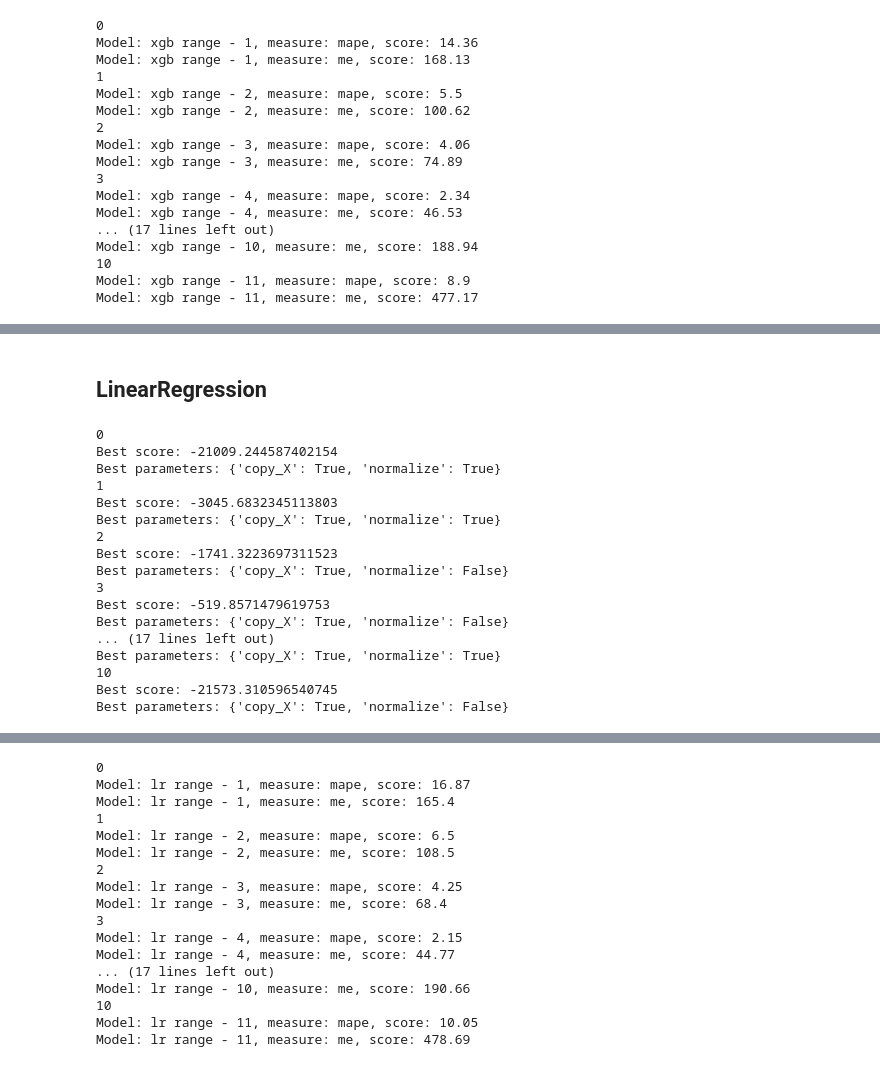
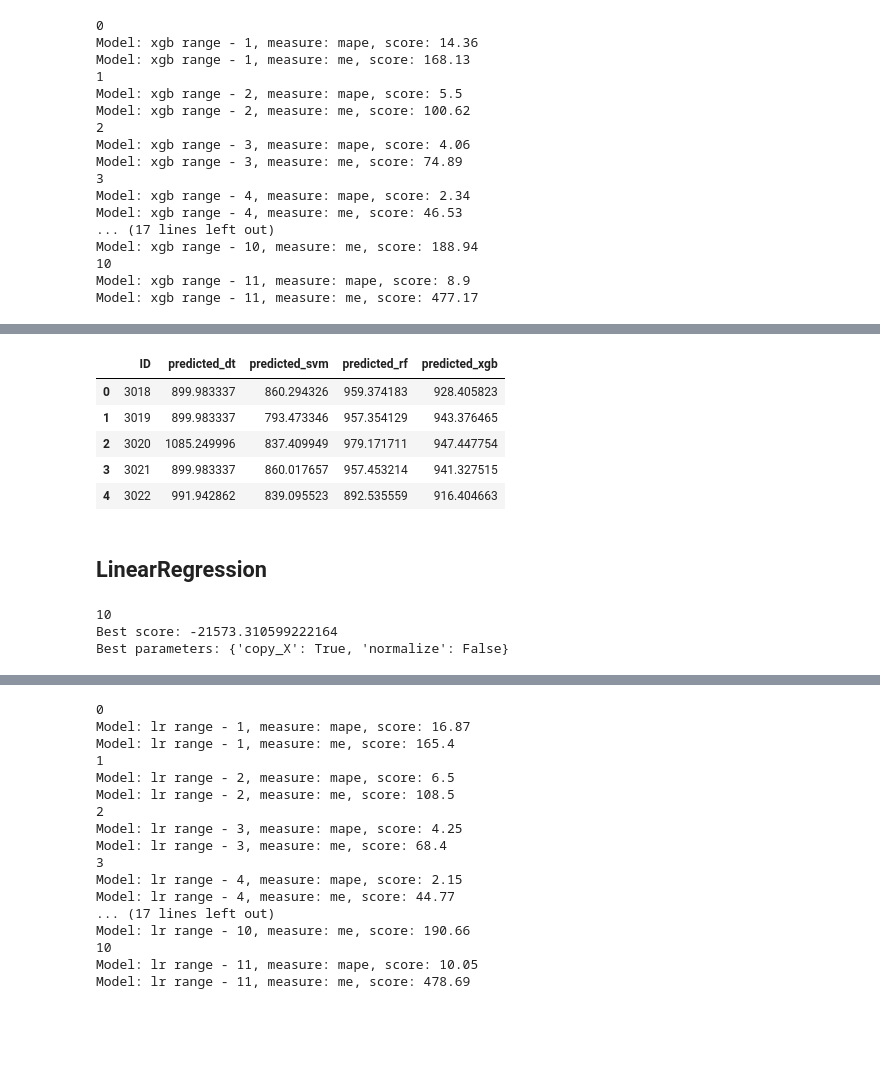
Before and after one commit to data-discovery-lab/cotton-prediction, a Jupyter notebook: baseline.ipynb, the cells around one changed output, grey strips where cells are left out. Drawn from its saved outputs; the diff is of its cells as text; code cells hidden in the pictures; blank space fills up the shorter version.

```diff
--- a/baseline.ipynb
+++ b/baseline.ipynb
@@ -496,0 +547,3 @@ Model: rf range - 11, measure: me, score: 460.7
+# %%
+res_final_after_rf = res_final_after_svm.join(rf_pred_df)
+res_final_after_rf.head()
@@ -501,9 +561,9 @@ from xgboost import XGBRegressor
 warnings.filterwarnings('ignore')
 
 xgb_tune_run = True
-xgb_parameters = []
+xgb_parameters = [0,0,0,0,0,0,0,0,0,0]
 
-for i in range(11):
+for i in range(10, 11):
     print(i)
     defaut = {'subsample': 0.8, 'colsample_bytree': 1.0, 'max_depth': 2, 'gamma': 0.3, 'min_child_weight': 4}
     xgb_parameters.append(defaut)
@@ -553,14 +599,14 @@ Best parameters: {'colsample_bytree': 0.6, 'gamma': 0.3, 'max_depth': 4, 'min_ch
 # %%
 warnings.filterwarnings('ignore')
 score_measure_list = ['neg_mean_absolute_error', 'neg_mean_squared_error']
-xgb_model = []
+xgb_model = [0,0,0,0,0,0,0,0,0,0]
 
-for i in range(11):
+for i in range(10, 11):
     tmp_model = XGBRegressor(**xgb_parameters[i])
     tmp_model.fit(X_train[i], y_train[i])
     xgb_model.append(tmp_model)
 
-for i in range(11):
+for i in range(10, 11):
     print(i)
     for score_measure in score_measure_list:
         res = compute_score(xgb_model[i], X[i], y[i], scoring = score_measure)
@@ -615,3 +648,7 @@ Model: xgb range - 10, measure: me, score: 188.94
 10
 Model: xgb range - 11, measure: mape, score: 8.9
 Model: xgb range - 11, measure: me, score: 477.17
+# %%
+y_pred_final = xgb_model[10].predict(full[X_cols])
+xgb_pred_df = pd.DataFrame({'predicted_xgb':y_pred_final})
+xgb_pred_df.head()
@@ -618,3 +662,13 @@ Model: xgb range - 11, measure: me, score: 477.17
+# %%
+res_final_after_xgb = res_final_after_rf.join(xgb_pred_df)
+res_final_after_xgb.head()
+# %% [output]
+|  | ID | predicted_dt | predicted_svm | predicted_rf | predicted_xgb |
+| 0 | 3018 | 899.983337 | 860.294326 | 959.374183 | 928.405823 |
+| 1 | 3019 | 899.983337 | 793.473346 | 957.354129 | 943.376465 |
+| 2 | 3020 | 1085.249996 | 837.409949 | 979.171711 | 947.447754 |
+| 3 | 3021 | 899.983337 | 860.017657 | 957.453214 | 941.327515 |
+| 4 | 3022 | 991.942862 | 839.095523 | 892.535559 | 916.404663 |
 # %% [markdown]
 ## LinearRegression
 # %%
@@ -622,9 +676,9 @@ from sklearn.linear_model import LinearRegression
 warnings.filterwarnings('ignore')
 
 lr_tune_run = True
-lr_parameters = []
+lr_parameters = [0,0,0,0,0,0,0,0,0,0]
 
-for i in range(11):
+for i in range(10, 11):
     print(i)
     lr_parameters.append({})
     if lr_tune_run:
@@ -648,23 +702,9 @@ for i in range(11):
         print('Best score: {}'.format(grid_search.best_score_))
         print('Best parameters: {}'.format(grid_search.best_params_))
 # %% [output]
-0
-Best score: -21009.244587402154
-Best parameters: {'copy_X': True, 'normalize': True}
-1
-Best score: -3045.6832345113803
-Best parameters: {'copy_X': True, 'normalize': True}
-2
-Best score: -1741.3223697311523
+10
+Best score: -21573.310599222164
 Best parameters: {'copy_X': True, 'normalize': False}
-3
-Best score: -519.8571479619753
-Best parameters: {'copy_X': True, 'normalize': False}
-... (17 lines left out)
-Best parameters: {'copy_X': True, 'normalize': True}
-10
-Best score: -21573.310596540745
-Best parameters: {'copy_X': True, 'normalize': False}
 # %%
 warnings.filterwarnings('ignore')
 score_measure_list = ['neg_mean_absolute_error', 'neg_mean_squared_error']
```
Also changed, not shown: parts of 22 cells of this notebook, 5 other files.
